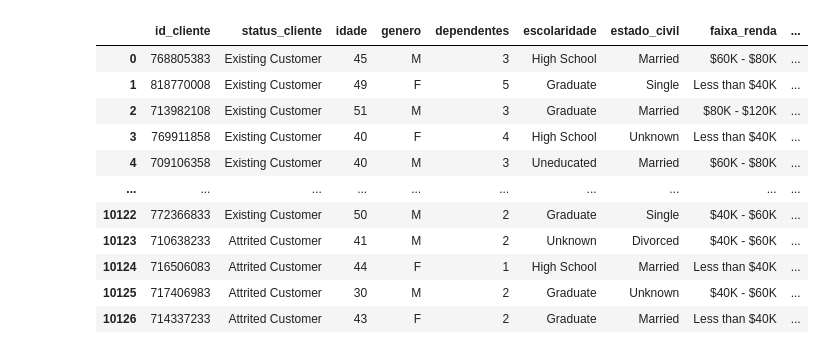
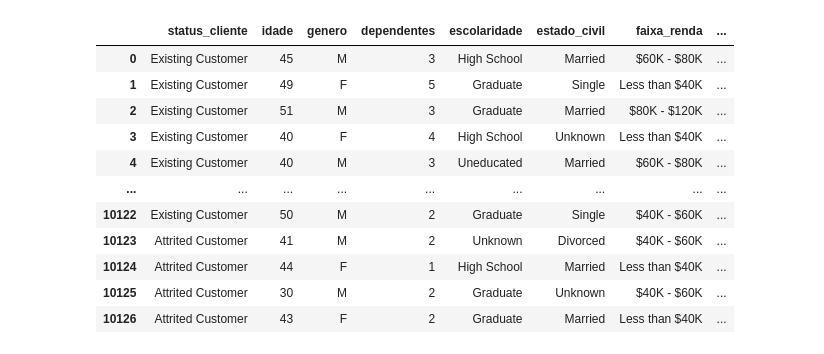
Before and after one commit to felipemesquitadev-eng/analise-churn-clientes-streamlit, a Jupyter notebook: 01_data_cleaning.ipynb, the cells around one changed output. Cells and saved outputs as stored; diff of their text form; code cells hidden in the pictures.

```diff
--- a/01_data_cleaning.ipynb
+++ b/01_data_cleaning.ipynb
@@ -31,44 +22,45 @@ df.describe()
 # %%
-#remoção das últimas duas colunas e tradução das demais para português
-cols = [col for col in df.columns if "Naive_Bayes" in col] #recomendação do autor do dataset
-df = df.drop(columns=cols)
+#remoção de colunas desnecessárias e tradução das demais para português
+df = df.drop(columns=[
+    'CLIENTNUM',
+    'Naive_Bayes_Classifier_Attrition_Flag_Card_Category_Contacts_Count_12_mon_Dependent_count_Education_Level_Months_Inactive_12_mon_1',
+    'Naive_Bayes_Classifier_Attrition_Flag_Card_Category_Contacts_Count_12_mon_Dependent_count_Education_Level_Months_Inactive_12_mon_2'
+], errors='ignore')
 
-colunas_traduzidas = {
-    "CLIENTNUM": "id_cliente",
-    "Attrition_Flag": "status_cliente",
-    "Customer_Age": "idade",
-    "Gender": "genero",
-    "Dependent_count": "dependentes",
-    "Education_Level": "escolaridade",
-    "Marital_Status": "estado_civil",
-    "Income_Category": "faixa_renda",
-    "Card_Category": "categoria_cartao",
-    "Months_on_book": "meses_como_cliente",
-    "Total_Relationship_Count": "total_produtos",
-    "Months_Inactive_12_mon": "meses_inativo_12m",
-    "Contacts_Count_12_mon": "contatos_12m",
-    "Credit_Limit": "limite_credito",
-    "Total_Revolving_Bal": "saldo_rotativo",
-    "Avg_Open_To_Buy": "limite_disponivel_medio",
-    "Total_Amt_Chng_Q4_Q1": "var_valor_q4_q1",
-    "Total_Trans_Amt": "valor_total_transacoes",
-    "Total_Trans_Ct": "qtd_total_transacoes",
-    "Total_Ct_Chng_Q4_Q1": "var_qtd_q4_q1",
-    "Avg_Utilization_Ratio": "taxa_utilizacao_credito"
-}
+df = df.rename(columns={
+    'Attrition_Flag': 'status_cliente',
+    'Customer_Age': 'idade',
+    'Gender': 'genero',
+    'Dependent_count': 'dependentes',
+    'Education_Level': 'escolaridade',
+    'Marital_Status': 'estado_civil',
+    'Income_Category': 'faixa_renda',
+    'Card_Category': 'categoria_cartao',
+    'Months_on_book': 'meses_como_cliente',
+    'Total_Relationship_Count': 'total_produtos',
+    'Months_Inactive_12_mon': 'meses_inativo_12m',
+    'Contacts_Count_12_mon': 'contatos_12m',
+    'Credit_Limit': 'limite_credito',
+    'Total_Revolving_Bal': 'saldo_rotativo',
+    'Avg_Open_To_Buy': 'limite_disponivel_medio',
+    'Total_Amt_Chng_Q4_Q1': 'var_valor_q4_q1',
+    'Total_Trans_Amt': 'valor_total_transacoes',
+    'Total_Trans_Ct': 'qtd_total_transacoes',
+    'Total_Ct_Chng_Q4_Q1': 'var_qtd_q4_q1',
+    'Avg_Utilization_Ratio': 'taxa_utilizacao_credito'
+})
 
-df = df.rename(columns=colunas_traduzidas)
 df
 # %% [output]
-|  | id_cliente | status_cliente | idade | genero | dependentes | escolaridade | estado_civil | faixa_renda | ... |
-| 0 | 768805383 | Existing Customer | 45 | M | 3 | High School | Married | $60K - $80K | ... |
-| 1 | 818770008 | Existing Customer | 49 | F | 5 | Graduate | Single | Less than $40K | ... |
-| 2 | 713982108 | Existing Customer | 51 | M | 3 | Graduate | Married | $80K - $120K | ... |
-| 3 | 769911858 | Existing Customer | 40 | F | 4 | High School | Unknown | Less than $40K | ... |
-| 4 | 709106358 | Existing Customer | 40 | M | 3 | Uneducated | Married | $60K - $80K | ... |
-| ... | ... | ... | ... | ... | ... | ... | ... | ... | ... |
-| 10122 | 772366833 | Existing Customer | 50 | M | 2 | Graduate | Single | $40K - $60K | ... |
-| 10123 | 710638233 | Attrited Customer | 41 | M | 2 | Unknown | Divorced | $40K - $60K | ... |
-| 10124 | 716506083 | Attrited Customer | 44 | F | 1 | High School | Married | Less than $40K | ... |
-| 10125 | 717406983 | Attrited Customer | 30 | M | 2 | Graduate | Unknown | $40K - $60K | ... |
-| 10126 | 714337233 | Attrited Customer | 43 | F | 2 | Graduate | Married | Less than $40K | ... |
+|  | status_cliente | idade | genero | dependentes | escolaridade | estado_civil | faixa_renda | ... |
+| 0 | Existing Customer | 45 | M | 3 | High School | Married | $60K - $80K | ... |
+| 1 | Existing Customer | 49 | F | 5 | Graduate | Single | Less than $40K | ... |
+| 2 | Existing Customer | 51 | M | 3 | Graduate | Married | $80K - $120K | ... |
+| 3 | Existing Customer | 40 | F | 4 | High School | Unknown | Less than $40K | ... |
+| 4 | Existing Customer | 40 | M | 3 | Uneducated | Married | $60K - $80K | ... |
+| ... | ... | ... | ... | ... | ... | ... | ... | ... |
+| 10122 | Existing Customer | 50 | M | 2 | Graduate | Single | $40K - $60K | ... |
+| 10123 | Attrited Customer | 41 | M | 2 | Unknown | Divorced | $40K - $60K | ... |
+| 10124 | Attrited Customer | 44 | F | 1 | High School | Married | Less than $40K | ... |
+| 10125 | Attrited Customer | 30 | M | 2 | Graduate | Unknown | $40K - $60K | ... |
+| 10126 | Attrited Customer | 43 | F | 2 | Graduate | Married | Less than $40K | ... |
```
Also changed, not shown: parts of 9 cells of this notebook, 5 other files.
